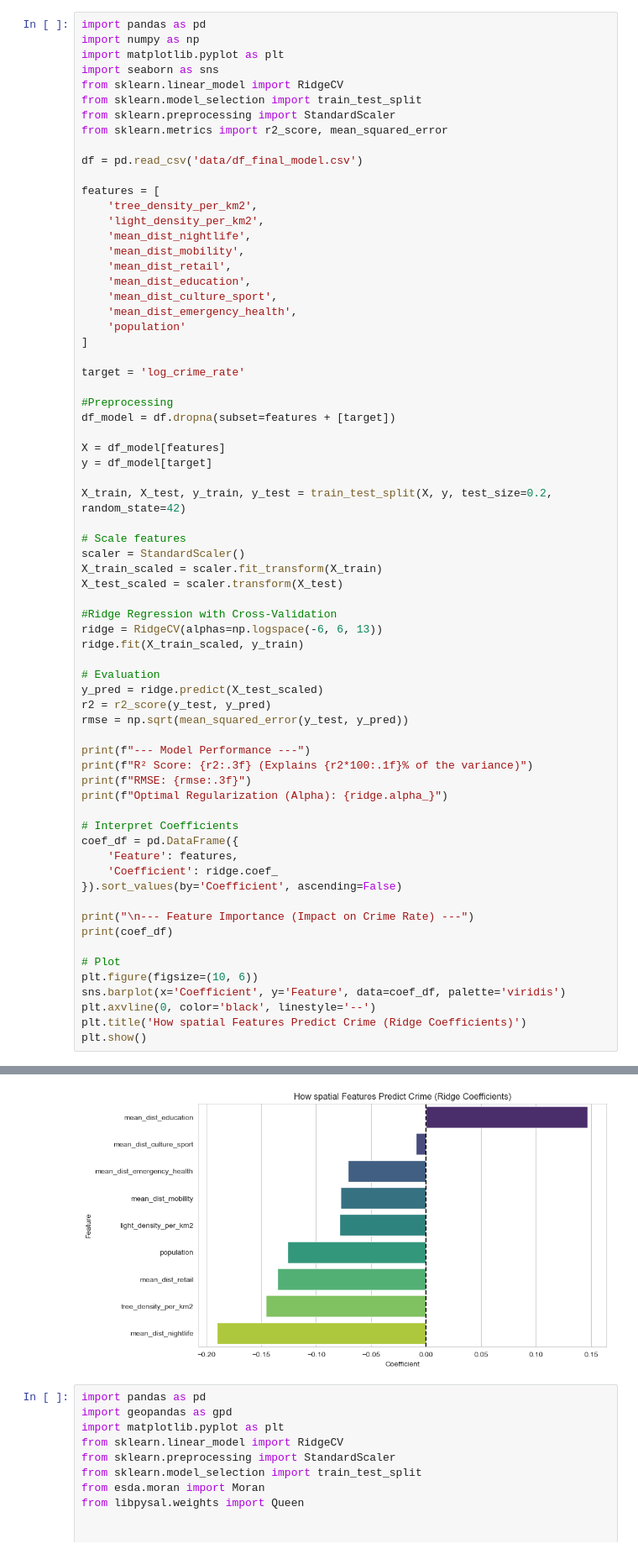
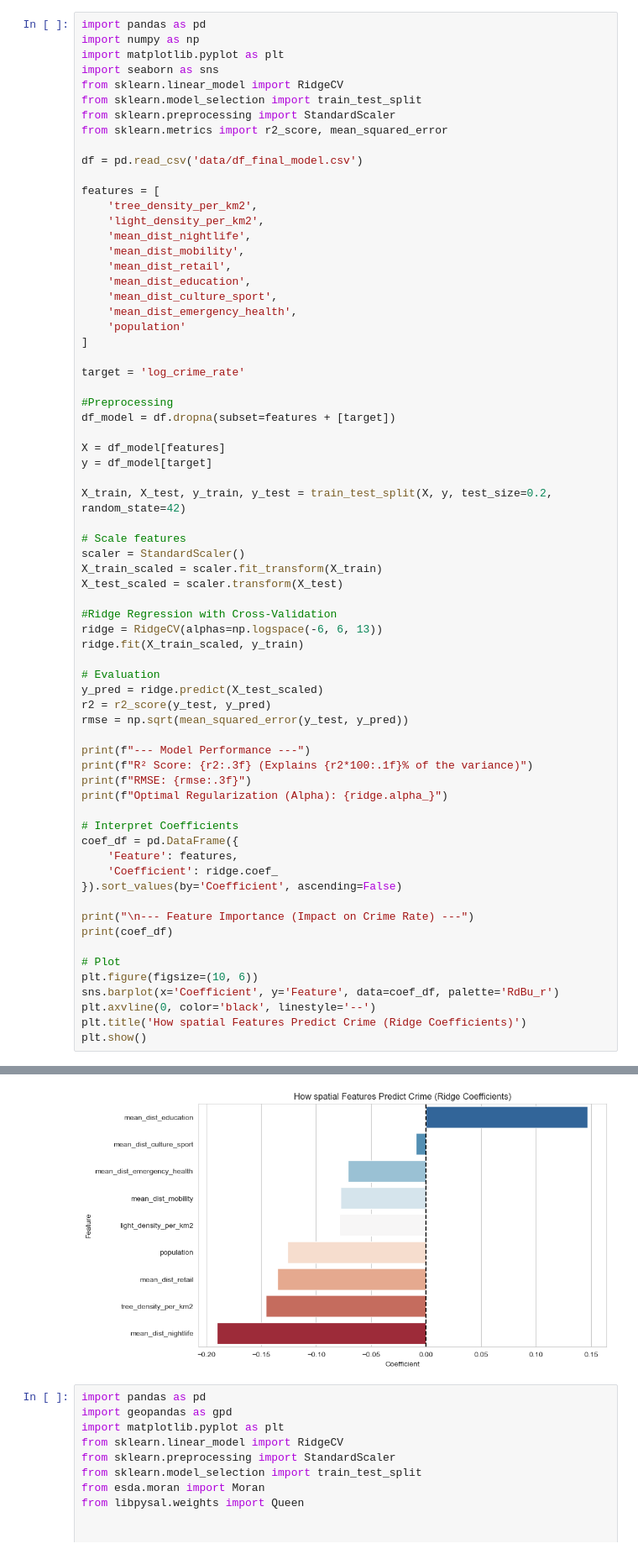
Before and after one commit to YoranB/Spatial-data-science, a Jupyter notebook: Machine_learning.ipynb, the cells around one changed output, grey strips where cells are left out. Shown at 84% size. Cells and saved outputs as stored; diff of their text form.

```diff
--- a/Machine_learning.ipynb
+++ b/Machine_learning.ipynb
@@ -62,7 +62,7 @@ print(coef_df)
 
 # Plot
 plt.figure(figsize=(10, 6))
-sns.barplot(x='Coefficient', y='Feature', data=coef_df, palette='viridis')
+sns.barplot(x='Coefficient', y='Feature', data=coef_df, palette='RdBu_r')
 plt.axvline(0, color='black', linestyle='--')
 plt.title('How spatial Features Predict Crime (Ridge Coefficients)')
 plt.show()
@@ -89,4 +89,4 @@ Passing `palette` without assigning `hue` is deprecated and will be removed in v
-[figure, old version]
+[figure, new version]
 # %%
 import pandas as pd
 import geopandas as gpd
```
Also changed, not shown: parts of 1 cell of this notebook.
